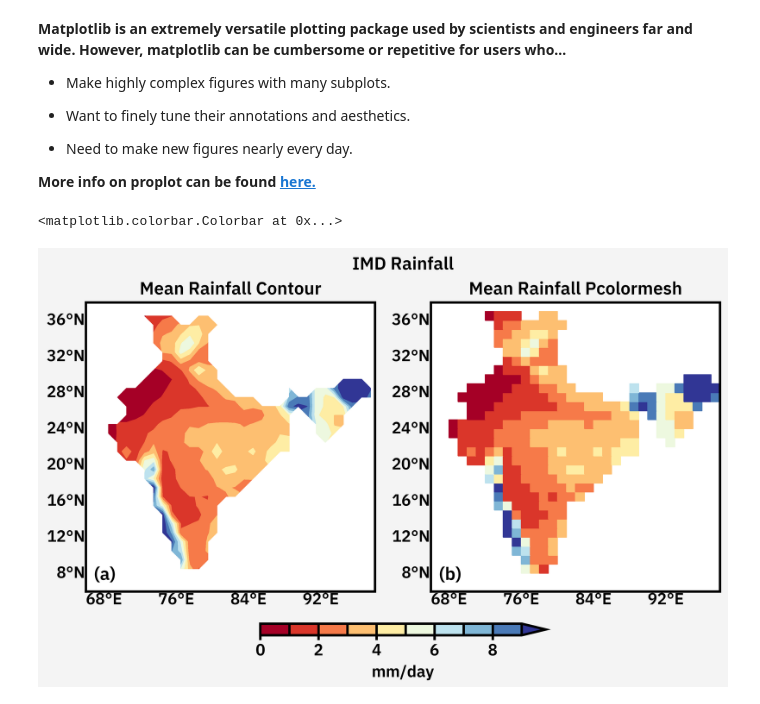
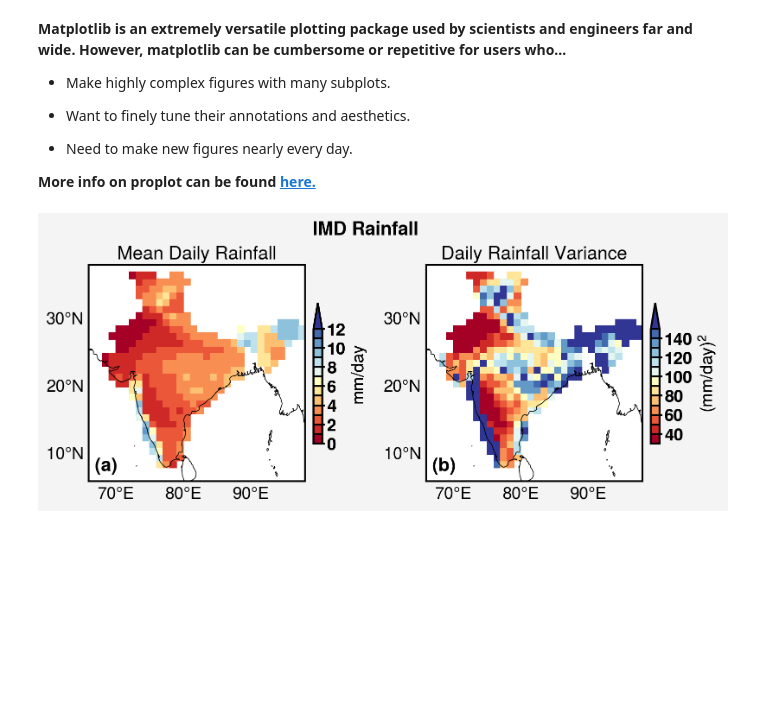
Before and after one commit to carbform/Climate_Data_Plotting, a Jupyter notebook: Jupyter Notebook (python)/IMD_Rainfall_Plots_Demo.ipynb, the cells around one changed output. Saved outputs shown, nothing was run; the diff lists cells and outputs as text; code cells hidden in the pictures; blank space fills up the shorter version.

Commit message:
added new  plots and functions

```diff
--- a/Jupyter Notebook (python)/IMD_Rainfall_Plots_Demo.ipynb
+++ b/Jupyter Notebook (python)/IMD_Rainfall_Plots_Demo.ipynb
@@ -13,13 +13,11 @@ import matplotlib.pyplot as plt
 plot.rc.reset()
 
 # Font properties (self-explanatory)
-plot.register_fonts('/home/sarat/anaconda3/pkgs/proplot-0.8.1-pyhd8ed1ab_0/site-packages/proplot/fonts/IBMPlexSans-SemiBold.ttf')
-plot.rc['font.name'] = 'IBM Plex Sans'
 plot.rc['font.weight']='bold'
-plot.rc['font.size']=10
+plot.rc['font.size']=14
 
 # Tick propreties (self-explanatory)
-plot.rc['tick.labelsize']=10
+plot.rc['tick.labelsize']=14
 plot.rc['xtick.minor.visible'] =   False
 plot.rc['ytick.minor.visible']=   False
 plot.rc['tick.len']=2
@@ -36,6 +34,7 @@ plot.rc['grid.linestyle']=(0, (5, 10))
 plot.rc['meta.width']=1.5 # Line width in the plots
 plot.rc['subplots.tight']= True # Tight layout for the subplots
 plot.rc['colorbar.insetpad']='0.5em' # Insert whitespace around the colorbar
+plot.rc['label.size'] = 'medium'
 # %% [markdown]
 ## Using xarray to load the climate data
 
@@ -402,17 +466,16 @@ ds_sel_loc.plot()
 **More info on proplot can be found [here.](https://proplot.readthedocs.io/en/latest/index.html)**
 # %%
 # Generate the figure and axis with nrows and ncols for subplots ###
-fig, axs=plot.subplots(ncols=2,nrows=1, proj='cyl', dpi=300,
-                       tight=True)
+fig, axs=plot.subplots(ncols=2,nrows=1, proj='cyl',tight=True)
 
 ##### proj = 'cyl' is the Cylindrical Equidistant Map projection used by Cartopy ###
-#### dpi = 300 ( recommended ) , 600 , 1200
 
-lat_min = 6 # Change accordingly
-lat_max = 38 # lat max
-lon_min = 66 ###
-lon_max = 98
-levels=np.arange(0,10,1) # generates a sequence of numbers from 0 to 10 with  a spacing of 1
+
+lat_min = 6 # # Minimum latitude on the map
+lat_max = 38 # Maximum latitude on the map
+lon_min = 66 # # Minimum longitude on the map
+lon_max = 98 # # Maximum longitude on the map
+
 cm = 'RdYlBu' # Colormap 'rainbow' , 'viridis', 'RdYlBu', 'RdBu' etc..
 ex= 'max' # Color bar arrow ,'min', 'max', 'none','both'
 
@@ -422,57 +485,60 @@ axs.format(lonlim=(lon_min, lon_max),
            latlim=(lat_min, lat_max),
            labels=True,
            innerborders=False,
-           latlines=4, lonlines=4,
+           latlines=10, lonlines=10,
            abc='(a)', abcloc='ll',
            gridminor=False,
            suptitle='IMD Rainfall' )
 
 ######## Limits as above; ### labels = True for lat lon labels,
 ###### inner borders = False , If True, it will show rivers #####
 ###latlines=1, lonlines=1  spacing ########
 #abc=False, It abc='(a)', it will automatically give subplot (a),(b),(c) etc....
 ####abcloc='ll', abc location
 #### gridminor=False; if true it will show all gridlines of lat , lon
 
+# Subtitles for each plot
+# We can declare the subtitles now and use it further
+title=['Mean Daily Rainfall','Daily Rainfall Variance' ]
+
+# We can declare varaible names now and use it further
+vars =['ds_mean','ds_var']
+levels_mean= np.arange(0,13,1)  # generates a sequence of numbers from 0 to 10 with  a spacing of 1
+levels_var= np.arange(30,160,10)
+levels =['levels_mean','levels_var'] # for indexing later
+labels = ['mm/day','$(mm/day)^2$'] # for indexing later
 
 ###########Subplots ################
 
 #contourf for contours
 
 #pcolormesh for psuedo color plot
 
 #Each subplot axis is numbered as axs[0] or axs[1] etc....]
 
-# 1st subplot
+# We can loop over each plot by indexing it as axs[i] where i is the indexing variable
 
-m=axs[0].contourf(ds_mean,     # Data to be plotted
-                    cmap=cm,  # Colormap
-                  extend=ex,
-                 transform=ccrs.PlateCarree(), # cartopy map projection
-                  levels=levels )
+for i in range(0,2):
+        #######################
 
-axs[0].format(title='Mean Rainfall Contour')
+        m=axs[i].pcolor(globals()[vars[i]], # globals() and vars[i] are used to index and generate the variable name
+        cmap=cm, # Colormap
+        transform=ccrs.PlateCarree(), # cartopy map projection
+        extend=ex,  #colorbar style
+        levels = globals()[levels[i]] # using globals to get levels variable
+        )
+        axs[i].format(title=title[i])
+        axs[i].coastlines() # adds coastlines
+        axs[i].colorbar(m,loc='r',drawedges=True, width = 0.10 , length=0.65, label=labels[i])
 
 
-# 2nd subplot
-
-n=axs[1].pcolormesh(ds_mean,
-                    cmap=cm,
-                    extend=ex,
-                    transform=ccrs.PlateCarree(),
-                    levels=levels )
-
-axs[1].format(title='Mean Rainfall Pcolormesh')
 
 # Colorbar
 
-fig.colorbar(m,loc='b',drawedges=True, width = 0.10 , length=0.45, label='mm/day')
-
 #fig.colorbar will ive 1 common colorbar for all plots. But for common colorbar give explict levels.
 
-#Use axs[0].colorbar for individual colorbars ########
+#Use axs[i].colorbar for individual colorbars ########
 
 # axs[1].colorbar(n,loc='b',drawedges=True, width = 0.10 , length=0.65, label= 'Rainfall')
 # %% [output]
-<matplotlib.colorbar.Colorbar at 0x...>
-[figure, old version]
+[figure, new version]
```
Also changed, not shown: parts of 23 cells of this notebook.
